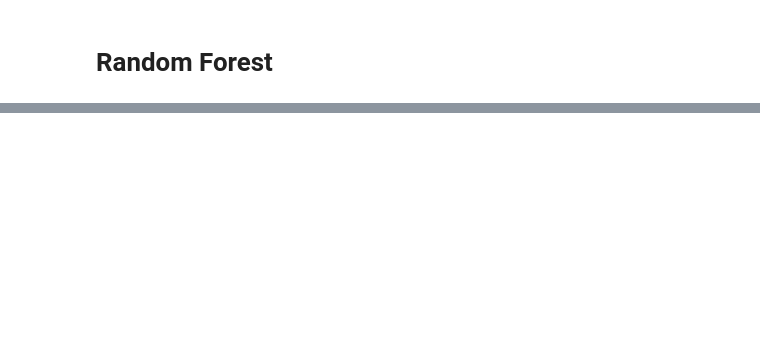
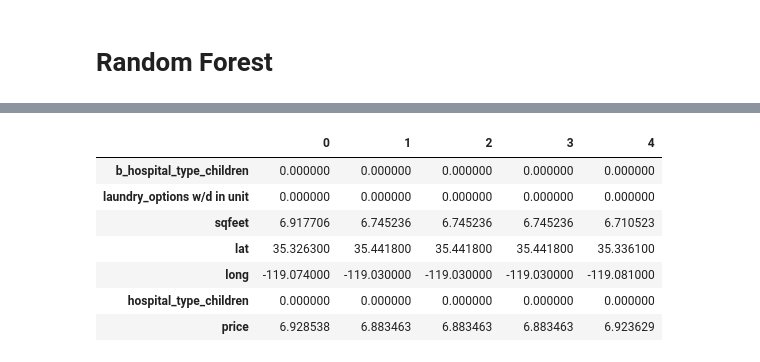
Before and after one commit to adriamd/ADSDB_project2, a Jupyter notebook: feature_selection.ipynb, the cells around one changed output, grey strips where cells are left out. Cells and saved outputs as stored; diff of their text form; code cells hidden in the pictures; blank space fills up the shorter version.

```diff
--- a/feature_selection.ipynb
+++ b/feature_selection.ipynb
@@ -470,0 +485,12 @@ Done in 0.101s
+# %%
+df = con.execute("select * from sandbox_T_apartment_S_ca_reduced").df()
+df.head().transpose()
+# %% [output]
+|  | 0 | 1 | 2 | 3 | 4 |
+| b_hospital_type_children | 0.000000 | 0.000000 | 0.000000 | 0.000000 | 0.000000 |
+| laundry_options w/d in unit | 0.000000 | 0.000000 | 0.000000 | 0.000000 | 0.000000 |
+| sqfeet | 6.917706 | 6.745236 | 6.745236 | 6.745236 | 6.710523 |
+| lat | 35.326300 | 35.441800 | 35.441800 | 35.441800 | 35.336100 |
+| long | -119.074000 | -119.030000 | -119.030000 | -119.030000 | -119.081000 |
+| hospital_type_children | 0.000000 | 0.000000 | 0.000000 | 0.000000 | 0.000000 |
+| price | 6.928538 | 6.883463 | 6.883463 | 6.883463 | 6.923629 |
```
Also changed, not shown: parts of 31 cells of this notebook, 1 other file.
